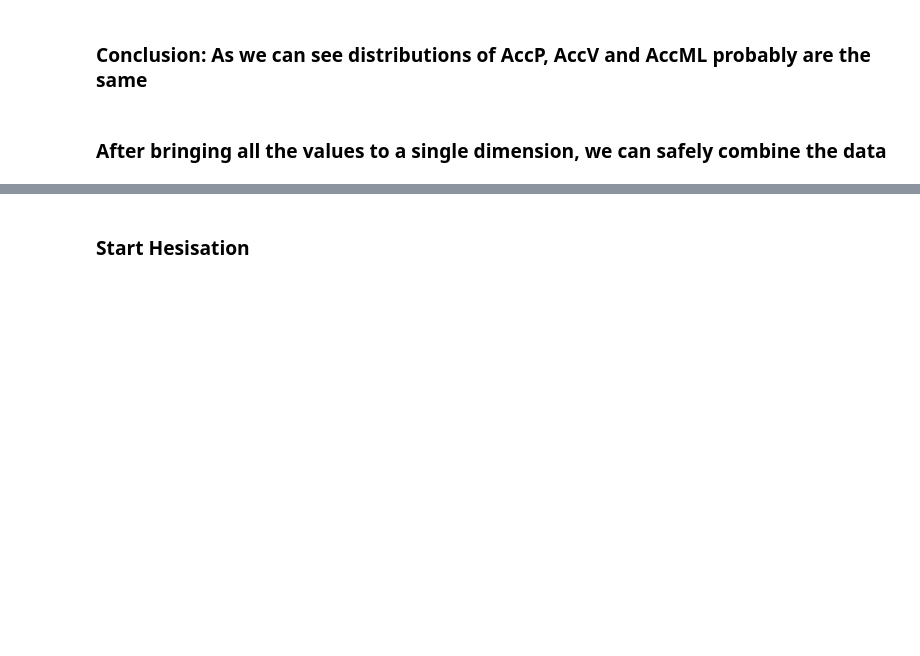
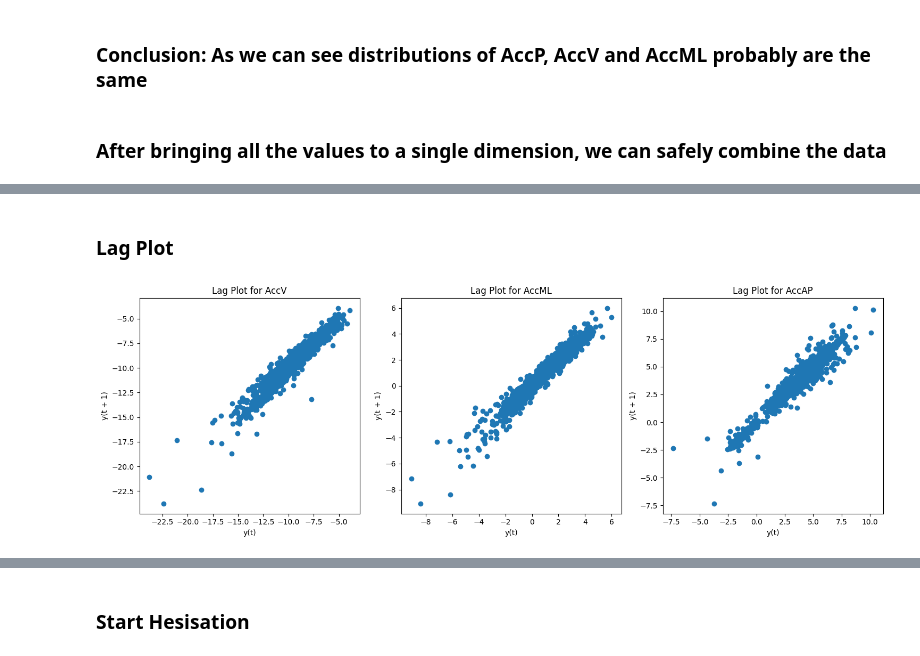
Before and after one commit to pariaighanian/Parkinson_Freezing_of_Gait_Prediction, a Jupyter notebook: ML.ipynb, the cells around one changed output, grey strips where cells are left out. Drawn from its saved outputs; the diff is of its cells as text; code cells hidden in the pictures; blank space fills up the shorter version.

```diff
--- a/ML.ipynb
+++ b/ML.ipynb
@@ -767,0 +545,3 @@ y = X.pop('target')
+# %%
+tdcsfog_sample_file = pd.read_csv('G:/My Drive/kaggle_data/FoG_prediction/train/tdcsfog/003f117e14.csv')
+tdcsfog_sample_file.head()
@@ -767,0 +555,35 @@ y = X.pop('target')
+# %% [markdown]
+### Lag Plot
+# %%
+# Extract 'AccV', 'AccML', 'AccAP' data
+accV_data = tdcsfog_sample_file['AccV']
+accML_data = tdcsfog_sample_file['AccML']
+accAP_data = tdcsfog_sample_file['AccAP']
+
+# Create DataFrames for 'AccV', 'AccML', 'AccAP' data
+df_accV = pd.DataFrame({'AccV': accV_data})
+df_accML = pd.DataFrame({'AccML': accML_data})
+df_accAP = pd.DataFrame({'AccAP': accAP_data})
+
+# Create lag plots for each axis
+plt.figure(figsize=(15, 5))
+
+# lag plot for 'AccV'
+plt.subplot(1, 3, 1)
+pd.plotting.lag_plot(df_accV['AccV'], lag=1)
+plt.title('Lag Plot for AccV')
+
+# lag plot for 'AccML'
+plt.subplot(1, 3, 2)
+pd.plotting.lag_plot(df_accML['AccML'], lag=1)
+plt.title('Lag Plot for AccML')
+
+# lag plot for 'AccAP'
+plt.subplot(1, 3, 3)
+pd.plotting.lag_plot(df_accAP['AccAP'], lag=1)
+plt.title('Lag Plot for AccAP')
+
+plt.tight_layout()
+plt.show()
+# %% [output]
+[figure, added]
```
Also changed, not shown: parts of 127 cells of this notebook, 13 other files.
